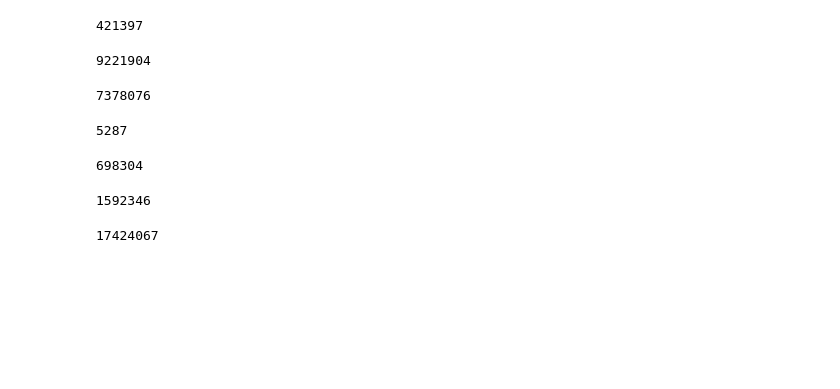
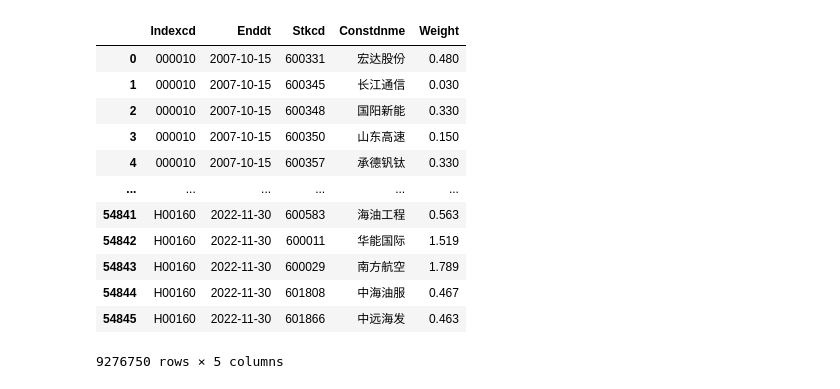
Before and after one commit to dacianpeng/mutual-fund-effective-or-not-Evidence-from-China, a Jupyter notebook: data_upload.ipynb, the cells around one changed output. Cells and saved outputs as stored; diff of their text form; code cells hidden in the pictures; blank space fills up the shorter version.

Commit message:
threaded_sql

```diff
--- a/data_upload.ipynb
+++ b/data_upload.ipynb
@@ -206,5 +76,0 @@ Fund_Resolution.to_sql(name='Fund_Resolution', con=sql_engine, if_exists='append
-# %%
-Fund_ShareChange = pd.read_csv('data/CSMAR/Fund_ShareChange.csv', parse_dates=['EndDate'])
-Fund_ShareChange.to_sql(name='Fund_ShareChange', con=sql_engine, if_exists='append')
-# %% [output]
-421397
@@ -213,31 +83,20 @@ import dask.dataframe as ddf
 # %%
 import dask.dataframe as ddf
-index_weight = ddf.read_csv('data/CSMAR/index_weight/*', dtype={'Indexcd': 'object'}).compute()
-index_weight.to_sql(name='index_weight', con=sql_engine, if_exists='append')
+
+df = ddf.read_csv('data/CSMAR/index_weight/*', low_memory=False, dtype={'Indexcd': 'object'}).compute()
+# threaded_df_to_mysql(df, host='localhost', user='root', password='Doushi0930!', database='csmar', port=38321, TABLE_NAME='IDX_Smprat', PARTITIONS=1000, N_WORKERS=8, THREADS_PER_WORKER=1)
+df
 # %% [output]
+|  | Indexcd | Enddt | Stkcd | Constdnme | Weight |
+| 0 | 000010 | 2007-10-15 | 600331 | 宏达股份 | 0.480 |
+| 1 | 000010 | 2007-10-15 | 600345 | 长江通信 | 0.030 |
+| 2 | 000010 | 2007-10-15 | 600348 | 国阳新能 | 0.330 |
+| 3 | 000010 | 2007-10-15 | 600350 | 山东高速 | 0.150 |
+| 4 | 000010 | 2007-10-15 | 600357 | 承德钒钛 | 0.330 |
+| ... | ... | ... | ... | ... | ... |
+| 54841 | H00160 | 2022-11-30 | 600583 | 海油工程 | 0.563 |
+| 54842 | H00160 | 2022-11-30 | 600011 | 华能国际 | 1.519 |
+| 54843 | H00160 | 2022-11-30 | 600029 | 南方航空 | 1.789 |
+| 54844 | H00160 | 2022-11-30 | 601808 | 中海油服 | 0.467 |
+| 54845 | H00160 | 2022-11-30 | 601866 | 中远海发 | 0.463 |
-9221904
+9276750 rows × 5 columns
-# %%
-invest_detail = ddf.read_csv('data/CSMAR/invest_detail/*', low_memory=False, dtype={'Symbol': 'object'}).compute()
-invest_detail.to_sql(name='invest_detail', con=sql_engine, if_exists='append')
-# %% [output]
-7378076
-# %%
-TRD_Co = pd.read_csv('data/CSMAR/TRD_Co.csv')
-TRD_Co.to_sql(name='TRD_Co', con=sql_engine, if_exists='append')
-# %% [output]
-5287
-# %%
-TRD_Mnth = pd.read_csv('data/CSMAR/TRD_Mnth.csv')
-TRD_Mnth.to_sql(name='TRD_Mnth', con=sql_engine, if_exists='append')
-# %% [output]
-698304
-# %%
-fees = ddf.read_csv('data/CSMAR/fees/*', dtype={'ProportionOfFee': 'object'}).compute()
-fees.to_sql(name='fees', con=sql_engine, if_exists='append')
-# %% [output]
-1592346
-# %%
-daily_nav = ddf.read_csv('data/CSMAR/daily_nav/*').compute()
-daily_nav.to_sql(name='daily_nav', con=sql_engine, if_exists='append')
-# %% [output]
-17424067
```
Also changed, not shown: parts of 22 cells of this notebook, 12 other files.
